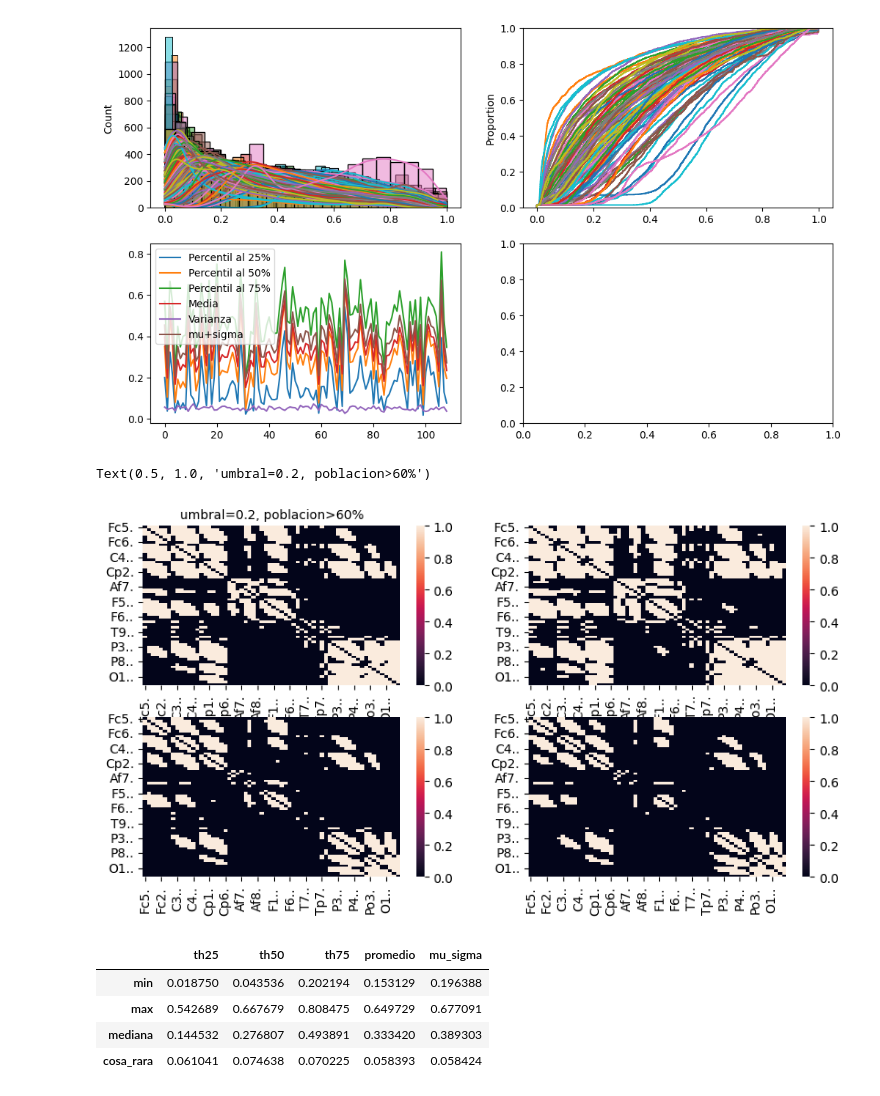
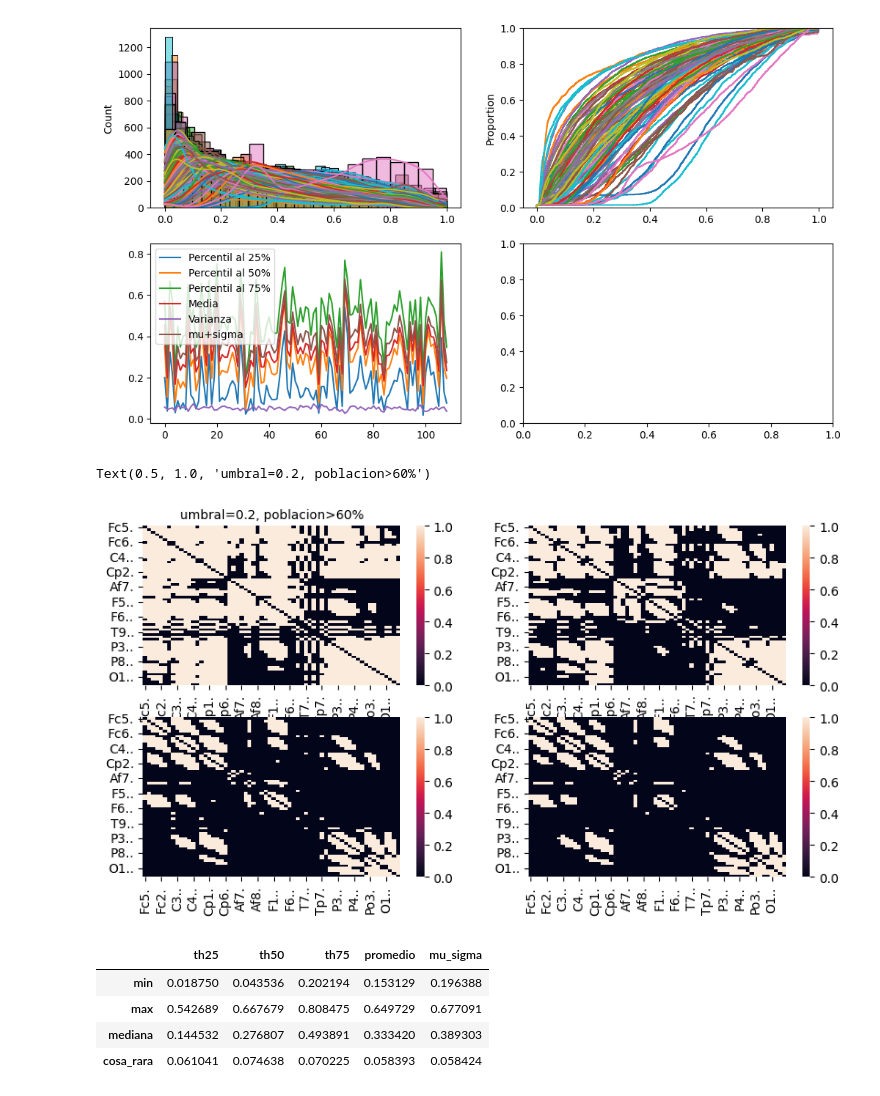
Before and after one commit to Fernando-JAL/Neurociencias-2026-1, a Jupyter notebook: S04_parciales/parcial 3_Mercedes .ipynb, the cells around one changed output. Drawn from its saved outputs; the diff is of its cells as text; code cells hidden in the pictures.

```diff
--- a/S04_parciales/parcial 3_Mercedes .ipynb
+++ b/S04_parciales/parcial 3_Mercedes .ipynb
@@ -495,22 +471,22 @@ axes[1][0].legend()
 [figure]
 # %%
 #Evaluación
-resultado6_df1 = capsula(ensayos6_dfs, 0.4, 0.5)
+resultado6_df1 = capsula(ensayos6_dfs, 0.2, 0.5)
 resultado6_df2 = capsula(ensayos6_dfs, 0.3, 0.6)
 resultado6_df3 = capsula(ensayos6_dfs, 0.5, 0.6)
 resultado6_df4 = capsula(ensayos6_dfs, 0.5, 0.7)
 
 fig, axes = plt.subplots(2, 2, figsize=(10, 5))
 
 sns.heatmap(resultado6_df1, ax=axes[0, 0])
 sns.heatmap(resultado6_df2, ax=axes[0, 1])
 sns.heatmap(resultado6_df3, ax=axes[1, 0])
 sns.heatmap(resultado6_df4, ax=axes[1, 1])
 # plt.title('Mapas de calor para comparativa de umbrales')
 axes[0, 0].set_title('umbral=0.2, poblacion>60%', fontsize=10)
 # %% [output]
 Text(0.5, 1.0, 'umbral=0.2, poblacion>60%')
-[figure, old version]
+[figure, new version]
 # %%
 estadisticos_df = pd.DataFrame(columns=['th25', 'th50', 'th75', 'promedio', 'mu_sigma'],
                                index=['min', 'max', 'mediana', 'cosa_rara'])
```
Also changed, not shown: parts of 15 cells of this notebook.
